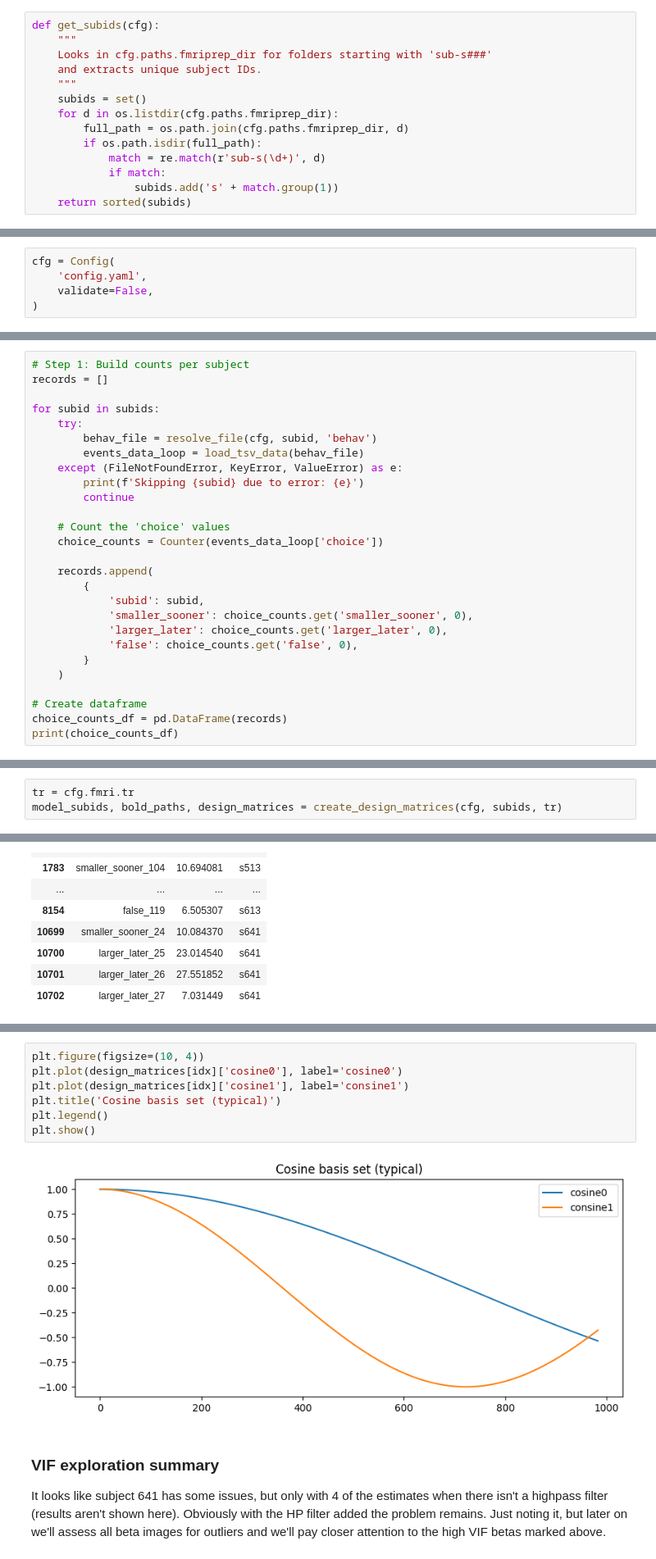
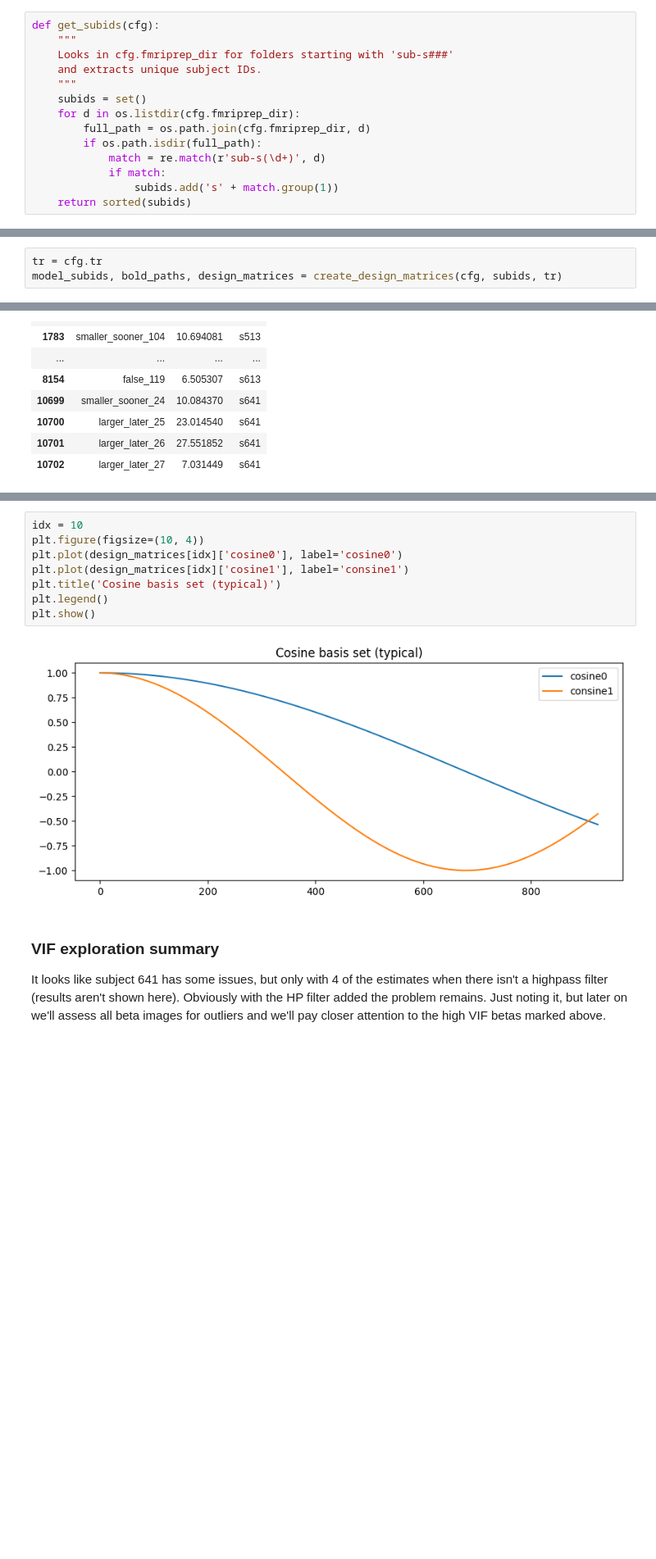
Before and after one commit to jmumford/delay-discounting-mvpa, a Jupyter notebook: analyses/lsa_modeling/dev_lsa_code.ipynb, the cells around one changed output, grey strips where cells are left out. Shown at 82% size. Cells and saved outputs as stored; diff of their text form; blank space fills up the shorter version.

```diff
--- a/analyses/lsa_modeling/dev_lsa_code.ipynb
+++ b/analyses/lsa_modeling/dev_lsa_code.ipynb
@@ -94,12 +112,12 @@ def load_tsv_data(tsv_file: Path) -> pd.DataFrame:
 # %%
 def get_subids(cfg):
     """
-    Looks in cfg.paths.fmriprep_dir for folders starting with 'sub-s###'
+    Looks in cfg.fmriprep_dir for folders starting with 'sub-s###'
     and extracts unique subject IDs.
     """
     subids = set()
-    for d in os.listdir(cfg.paths.fmriprep_dir):
-        full_path = os.path.join(cfg.paths.fmriprep_dir, d)
+    for d in os.listdir(cfg.fmriprep_dir):
+        full_path = os.path.join(cfg.fmriprep_dir, d)
         if os.path.isdir(full_path):
             match = re.match(r'sub-s(\d+)', d)
             if match:
@@ -113,34 +126,2 @@ I'm assuming we'll be running a leave on subject out CV.  In some folds the test
-# %%
-cfg = Config(
-    'config.yaml',
-    validate=False,
-)
 # %%
 subids = get_subids(cfg)
-# %%
-# Step 1: Build counts per subject
-records = []
-
-for subid in subids:
-    try:
-        behav_file = resolve_file(cfg, subid, 'behav')
-        events_data_loop = load_tsv_data(behav_file)
-    except (FileNotFoundError, KeyError, ValueError) as e:
-        print(f'Skipping {subid} due to error: {e}')
-        continue
-
-    # Count the 'choice' values
-    choice_counts = Counter(events_data_loop['choice'])
-
-    records.append(
-        {
-            'subid': subid,
-            'smaller_sooner': choice_counts.get('smaller_sooner', 0),
-            'larger_later': choice_counts.get('larger_later', 0),
-            'false': choice_counts.get('false', 0),
-        }
-    )
-
-# Create dataframe
-choice_counts_df = pd.DataFrame(records)
-print(choice_counts_df)
@@ -459,7 +335,7 @@ def create_design_matrices(
 
     return valid_subids, bold_paths, design_matrices
 # %%
-tr = cfg.fmri.tr
+tr = cfg.tr
 model_subids, bold_paths, design_matrices = create_design_matrices(cfg, subids, tr)
 # %% [output]
 Processing s061...
@@ -704,12 +543,13 @@ plt.show()
 # %%
+idx = 10
 plt.figure(figsize=(10, 4))
 plt.plot(design_matrices[idx]['cosine0'], label='cosine0')
 plt.plot(design_matrices[idx]['cosine1'], label='consine1')
 plt.title('Cosine basis set (typical)')
 plt.legend()
 plt.show()
 # %% [output]
-[figure, old version]
+[figure, new version]
 # %% [markdown]
 ### VIF exploration summary
 It looks like subject 641 has some issues, but only with 4 of the estimates when there isn't a highpass filter (results aren't shown here).  Obviously with the HP filter added the problem remains.  Just noting it, but later on we'll assess all beta images for outliers and we'll pay closer attention to the high VIF betas marked above.
```
Also changed, not shown: parts of 24 cells of this notebook, 14 other files.
